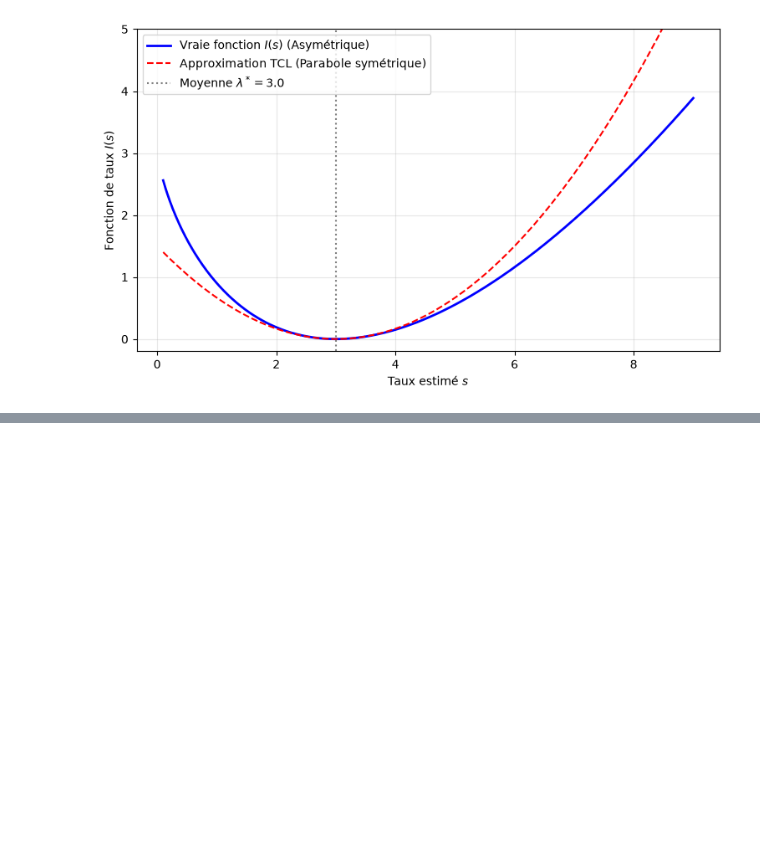
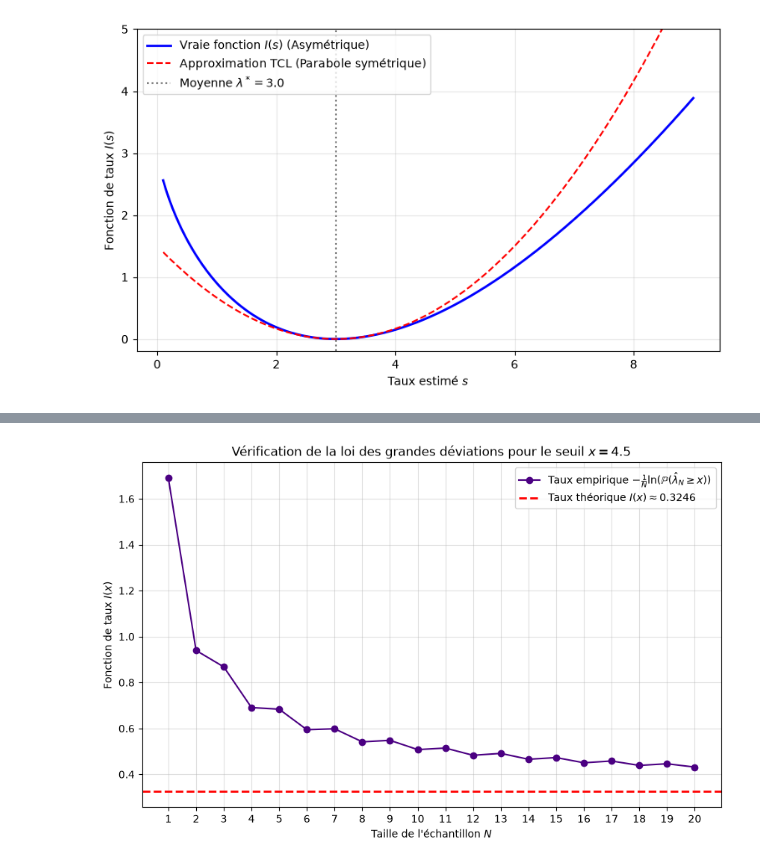
Before and after one commit to Brieucjub/homework1, a Jupyter notebook: homework1_exo2.ipynb, the cells around one changed output, grey strips where cells are left out. Drawn from its saved outputs; the diff is of its cells as text; code cells hidden in the pictures; blank space fills up the shorter version.

```diff
--- a/homework1_exo2.ipynb
+++ b/homework1_exo2.ipynb
@@ -346,7 +346,6 @@ Le TCL suggère que la distribution des erreurs est une "cloche" parfaitement sy
 *   **Asymétrie à gauche ($s < \lambda^*$) :** L'écart est négatif, et un nombre négatif au cube reste négatif. Les signes moins s'annulent, ce qui augmente $I(s)$. La probabilité s'effondre alors beaucoup plus vite.
 *   **Conclusion :** L'approximation Gaussienne (le TCL) est une excellente approximation locale pour les petites fluctuations, mais elle sous-estime drastiquement la probabilité d'avoir d'importants pics de radioactivité (grandes déviations à droite) à cause de l'asymétrie inhérente à la loi de Poisson.
 # %%
-lambda_star = 3.0
 s = np.linspace(0.1, 9, 500)
 I_exact = s * np.log(s / lambda_star) - s + lambda_star
 I_TCL = (s - lambda_star)**2 / (2 * lambda_star)
@@ -368,0 +375,53 @@ plt.show()
+# %%
+# Paramétrage spécifique aux événements rares
+x_seuil = 4.5
+M_gd = 10000000
+valeurs_N_gd = np.arange(1, 21)
+
+# Calcul de la constante asymptotique théorique I(x)
+taux_theorique = x_seuil * np.log(x_seuil / lambda_star) - x_seuil + lambda_star
+
+probabilites_empiriques = []
+taux_empiriques = []
+
+for n_courant in valeurs_N_gd:
+    # Allocation dynamique pour éviter la saturation de la RAM
+    matrice_echantillons_gd = np.random.poisson(lambda_star, (M_gd, n_courant))
+    estimateurs_gd = np.mean(matrice_echantillons_gd, axis=1)
+
+    # Évaluation de la fréquence de dépassement du seuil
+    nombre_occurences = np.sum(estimateurs_gd >= x_seuil)
+    prob_emp = nombre_occurences / M_gd
+
+    # Traitement de l'extinction numérique (probabilité nulle)
+    if prob_emp > 0:
+        taux_emp = -(1 / n_courant) * np.log(prob_emp)
+    else:
+        taux_emp = np.nan
+
+    probabilites_empiriques.append(prob_emp)
+    taux_empiriques.append(taux_emp)
+
+    # Libération explicite de la mémoire de la matrice courante
+    del matrice_echantillons_gd
+    del estimateurs_gd
+
+plt.figure(figsize=(10, 6))
+
+plt.plot(valeurs_N_gd, taux_empiriques, marker='o', linestyle='-', color='indigo',
+         label=r"Taux empirique $-\frac{1}{N}\ln(\mathbb{P}(\hat{\lambda}_{N} \geq x))$")
+
+plt.axhline(y=taux_theorique, color='red', linestyle='--', linewidth=2,
+            label=r"Taux théorique $I(x) \approx {:.4f}$".format(taux_theorique))
+
+plt.xlabel(r"Taille de l'échantillon $N$")
+plt.ylabel(r"Fonction de taux $I(x)$")
+plt.title(r"Vérification de la loi des grandes déviations pour le seuil $x = {}$".format(x_seuil))
+plt.legend()
+plt.grid(True, alpha=0.4)
+plt.xticks(valeurs_N_gd)
+
+plt.show()
+plt.close()
+# %% [output]
+[figure, added]
```
Also changed, not shown: parts of 2 cells of this notebook.
